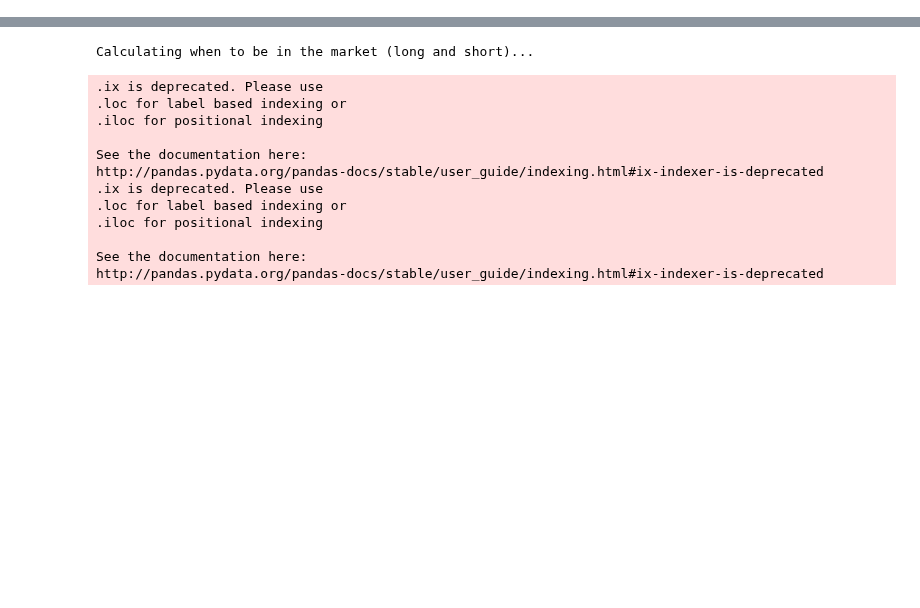
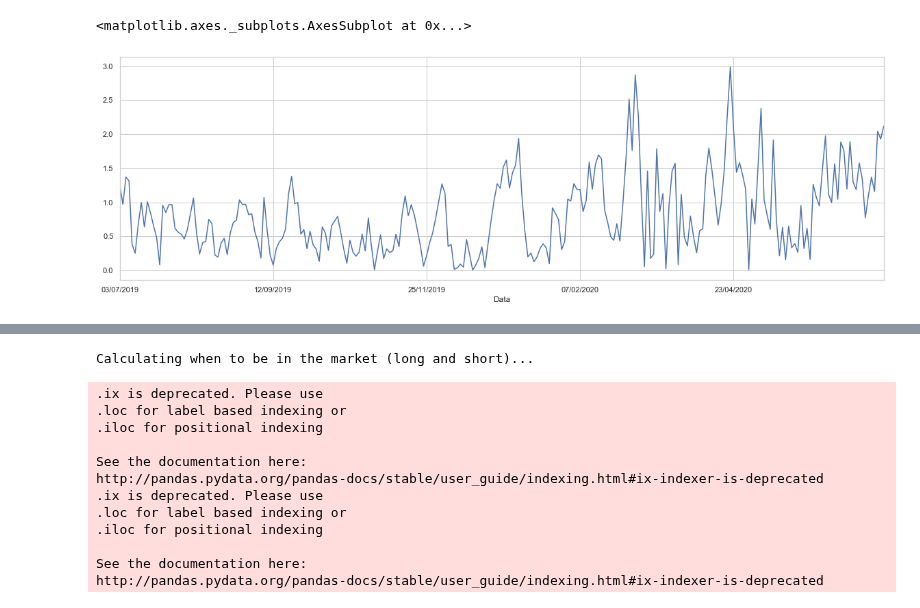
Before and after one commit to andreolvgomes/long-short-by-cointegration, a Jupyter notebook: Pairs-BackTests.ipynb, the cells around one changed output, grey strips where cells are left out. Drawn from its saved outputs; the diff is of its cells as text; code cells hidden in the pictures; blank space fills up the shorter version.

```diff
--- a/Pairs-BackTests.ipynb
+++ b/Pairs-BackTests.ipynb
@@ -91,0 +62,5 @@ Creating the spread/zscore columns...
+# %%
+np.abs(pairs['zscore']).plot(figsize=(20, 6))
+# %% [output]
+<matplotlib.axes._subplots.AxesSubplot at 0x...>
+[figure, added]
```
Also changed, not shown: parts of 18 cells of this notebook, 13 other files.
